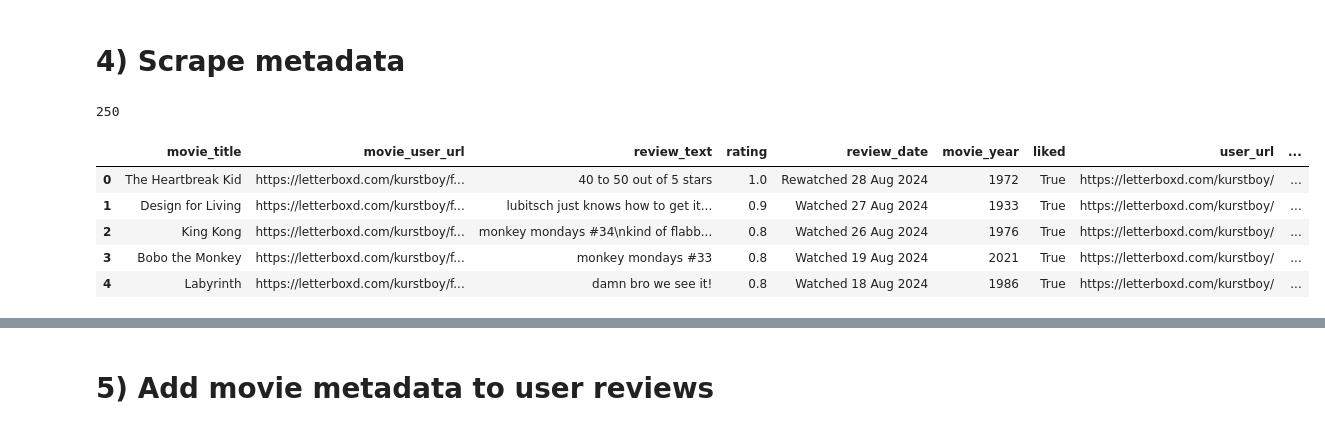
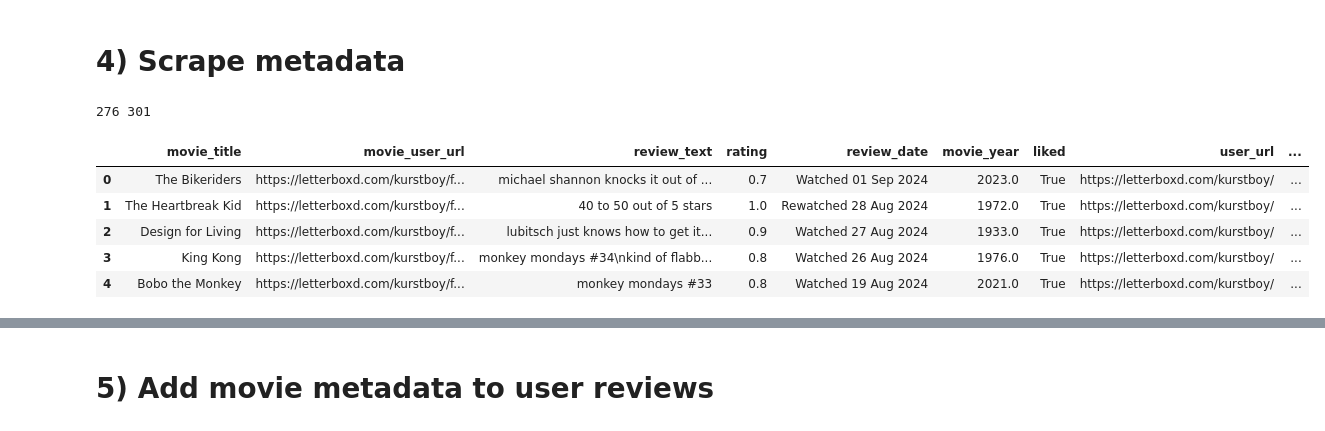
Before and after one commit to Colmmm/LetterboxdSentimentAnalysis, a Jupyter notebook: notebooks/add_metadata_to_user_reviews.ipynb, the cells around one changed output, grey strips where cells are left out. Drawn from its saved outputs; the diff is of its cells as text; code cells hidden in the pictures.

Commit message:
Kaggle Notebook | add_metadata_to_user_reviews | 276 so I can move forward with metadata training

```diff
--- a/notebooks/add_metadata_to_user_reviews.ipynb
+++ b/notebooks/add_metadata_to_user_reviews.ipynb
@@ -318,20 +318,21 @@ def scrape_movie_metadata(movie_urls, driver, checkpoint_filename="movie_metadat
 # %%
 # read in user reviews and get unique movie urls
 user_reviews = pd.read_csv("/kaggle/input/user-scraper/user_reviews.csv", index_col=0)
+user_reviews = user_reviews.loc[:300]
 # get movie urls to scrape
 movie_urls = user_reviews.movie_url.unique()
 #movie_urls = movie_urls[:10]
 # preview them
-print(len(movie_urls))
+print(len(movie_urls), len(user_reviews))
 user_reviews.head()
 # %% [output]
-250
+276 301
 |  | movie_title | movie_user_url | review_text | rating | review_date | movie_year | liked | user_url | ... |
-| 0 | The Heartbreak Kid | https://letterboxd.com/kurstboy/f... | 40 to 50 out of 5 stars | 1.0 | Rewatched 28 Aug 2024 | 1972 | True | https://letterboxd.com/kurstboy/ | ... |
-| 1 | Design for Living | https://letterboxd.com/kurstboy/f... | lubitsch just knows how to get it... | 0.9 | Watched 27 Aug 2024 | 1933 | True | https://letterboxd.com/kurstboy/ | ... |
-| 2 | King Kong | https://letterboxd.com/kurstboy/f... | monkey mondays #34\nkind of flabb... | 0.8 | Watched 26 Aug 2024 | 1976 | True | https://letterboxd.com/kurstboy/ | ... |
-| 3 | Bobo the Monkey | https://letterboxd.com/kurstboy/f... | monkey mondays #33 | 0.8 | Watched 19 Aug 2024 | 2021 | True | https://letterboxd.com/kurstboy/ | ... |
-| 4 | Labyrinth | https://letterboxd.com/kurstboy/f... | damn bro we see it! | 0.8 | Watched 18 Aug 2024 | 1986 | True | https://letterboxd.com/kurstboy/ | ... |
+| 0 | The Bikeriders | https://letterboxd.com/kurstboy/f... | michael shannon knocks it out of ... | 0.7 | Watched 01 Sep 2024 | 2023.0 | True | https://letterboxd.com/kurstboy/ | ... |
+| 1 | The Heartbreak Kid | https://letterboxd.com/kurstboy/f... | 40 to 50 out of 5 stars | 1.0 | Rewatched 28 Aug 2024 | 1972.0 | True | https://letterboxd.com/kurstboy/ | ... |
+| 2 | Design for Living | https://letterboxd.com/kurstboy/f... | lubitsch just knows how to get it... | 0.9 | Watched 27 Aug 2024 | 1933.0 | True | https://letterboxd.com/kurstboy/ | ... |
+| 3 | King Kong | https://letterboxd.com/kurstboy/f... | monkey mondays #34\nkind of flabb... | 0.8 | Watched 26 Aug 2024 | 1976.0 | True | https://letterboxd.com/kurstboy/ | ... |
+| 4 | Bobo the Monkey | https://letterboxd.com/kurstboy/f... | monkey mondays #33 | 0.8 | Watched 19 Aug 2024 | 2021.0 | True | https://letterboxd.com/kurstboy/ | ... |
 # %%
 def load_existing_metadata():
     # Define the local file path and Kaggle input path
```
Also changed, not shown: parts of 8 cells of this notebook.
